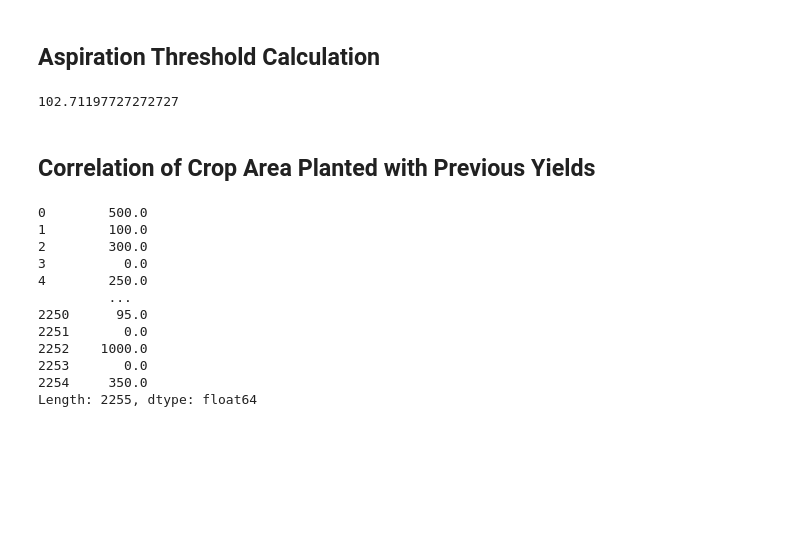
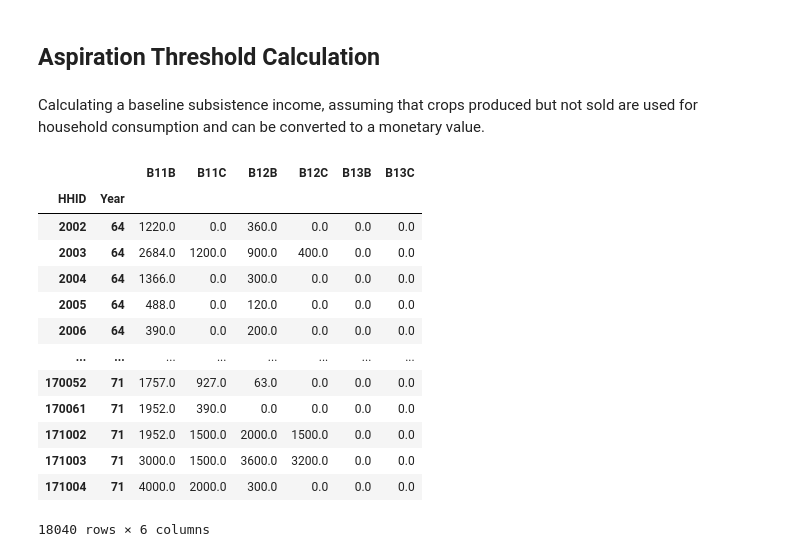
Before and after one commit to nchoquettelevy/NepalFarmerDataAnalysis, a Jupyter notebook: Chitwan.ipynb, the cells around one changed output. Cells and saved outputs as stored; diff of their text form; code cells hidden in the pictures; blank space fills up the shorter version.

```diff
--- a/Chitwan.ipynb
+++ b/Chitwan.ipynb
@@ -9,30 +306,36 @@ from sklearn import linear_model
 # %% [markdown]
 ## Aspiration Threshold Calculation
+# %% [markdown]
+Calculating a baseline subsistence income, assuming that crops produced but not sold are used for household consumption and can be converted to a monetary value.
 # %%
 raw_cvfs = pd.read_table('CVFS_Data_001.tsv')
 raw_cvfs.replace(' ',0, inplace=True)
 clean_cvfs = pd.DataFrame()
 clean_cvfs['HHID'] = raw_cvfs['HHID']
 
-# removing end years 63 and 72 due to inconsistency
+# yield data for cereal crops (rice, maize, wheat); remove end years 63 and 72 due to inconsistency
 p = re.compile('B1[1-3][bc]_(6[4-9]|7[0-1])', re.IGNORECASE)
 
 for item in raw_cvfs.columns:
     match = p.match(item)
     if bool(match):
         clean_cvfs[item] = raw_cvfs[item].astype(float)
 
+# B indicates total crop yield; C indicates how much is sold
 pivot_cvfs = pd.wide_to_long(clean_cvfs, ['B11B','B11C','B12B','B12C','B13B','B13C'], i='HHID', j='Year', sep='_')
-
-rupees_produced = pd.DataFrame()
-rupees_produced['Rice'] = (pivot_cvfs['B11B']-pivot_cvfs['B11C'])*24 #24 rupees/kg rice
-rupees_produced['Maize'] = (pivot_cvfs['B12B']-pivot_cvfs['B12C'])*23 #23 rupees/kg maize
-rupees_produced['Wheat'] = (pivot_cvfs['B13B']-pivot_cvfs['B13C'])*21 #21 rupees/kg wheat
-
-total_rupees = rupees_produced.mean(axis=0).sum()
-
-(total_rupees*0.01)/2 #Nepalese rupee to USD conversion rate ~0.01
+pivot_cvfs
 # %% [output]
+|  |  | B11B | B11C | B12B | B12C | B13B | B13C |
+| HHID | Year |  |  |  |  |  |  |
+| 2002 | 64 | 1220.0 | 0.0 | 360.0 | 0.0 | 0.0 | 0.0 |
+| 2003 | 64 | 2684.0 | 1200.0 | 900.0 | 400.0 | 0.0 | 0.0 |
+| 2004 | 64 | 1366.0 | 0.0 | 300.0 | 0.0 | 0.0 | 0.0 |
+| 2005 | 64 | 488.0 | 0.0 | 120.0 | 0.0 | 0.0 | 0.0 |
+| 2006 | 64 | 390.0 | 0.0 | 200.0 | 0.0 | 0.0 | 0.0 |
+| ... | ... | ... | ... | ... | ... | ... | ... |
+| 170052 | 71 | 1757.0 | 927.0 | 63.0 | 0.0 | 0.0 | 0.0 |
+| 170061 | 71 | 1952.0 | 390.0 | 0.0 | 0.0 | 0.0 | 0.0 |
+| 171002 | 71 | 1952.0 | 1500.0 | 2000.0 | 1500.0 | 0.0 | 0.0 |
+| 171003 | 71 | 3000.0 | 1500.0 | 3600.0 | 3200.0 | 0.0 | 0.0 |
+| 171004 | 71 | 4000.0 | 2000.0 | 300.0 | 0.0 | 0.0 | 0.0 |
-102.71197727272727
+18040 rows × 6 columns
-# %% [markdown]
-## Correlation of Crop Area Planted with Previous Yields
@@ -44,15 +341,0 @@ clean_cvfs = raw_cvfs.filter(regex='HHID|B1[1-3][AB]_(6[3-9]|7[0-2])',axis=1)
-# %%
-clean_cvfs.filter(regex='B1[1-3]B_'+str(year),axis=1).astype(float).sum(axis=1)
-# %% [output]
-0        500.0
-1        100.0
-2        300.0
-3          0.0
-4        250.0
-         ...
-2250      95.0
-2251       0.0
-2252    1000.0
-2253       0.0
-2254     350.0
-Length: 2255, dtype: float64
```
Also changed, not shown: parts of 38 cells of this notebook.
